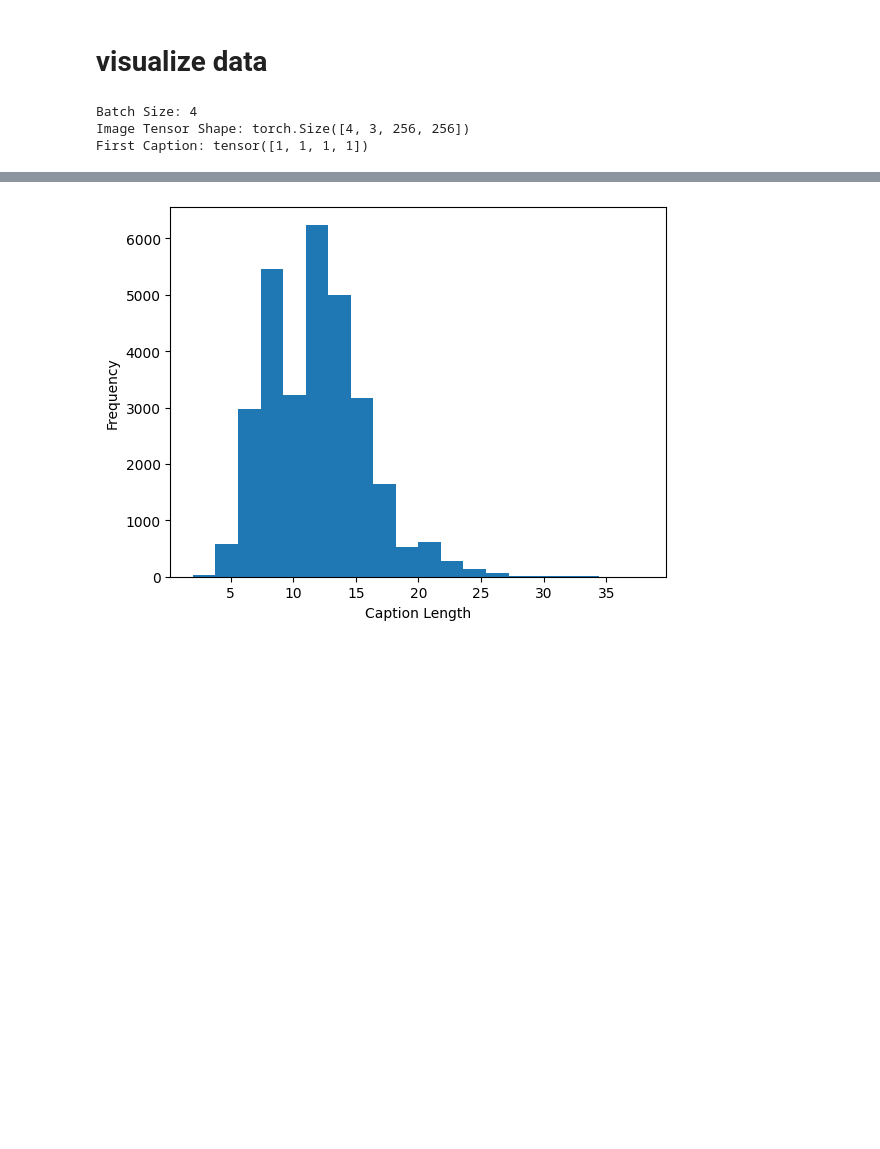
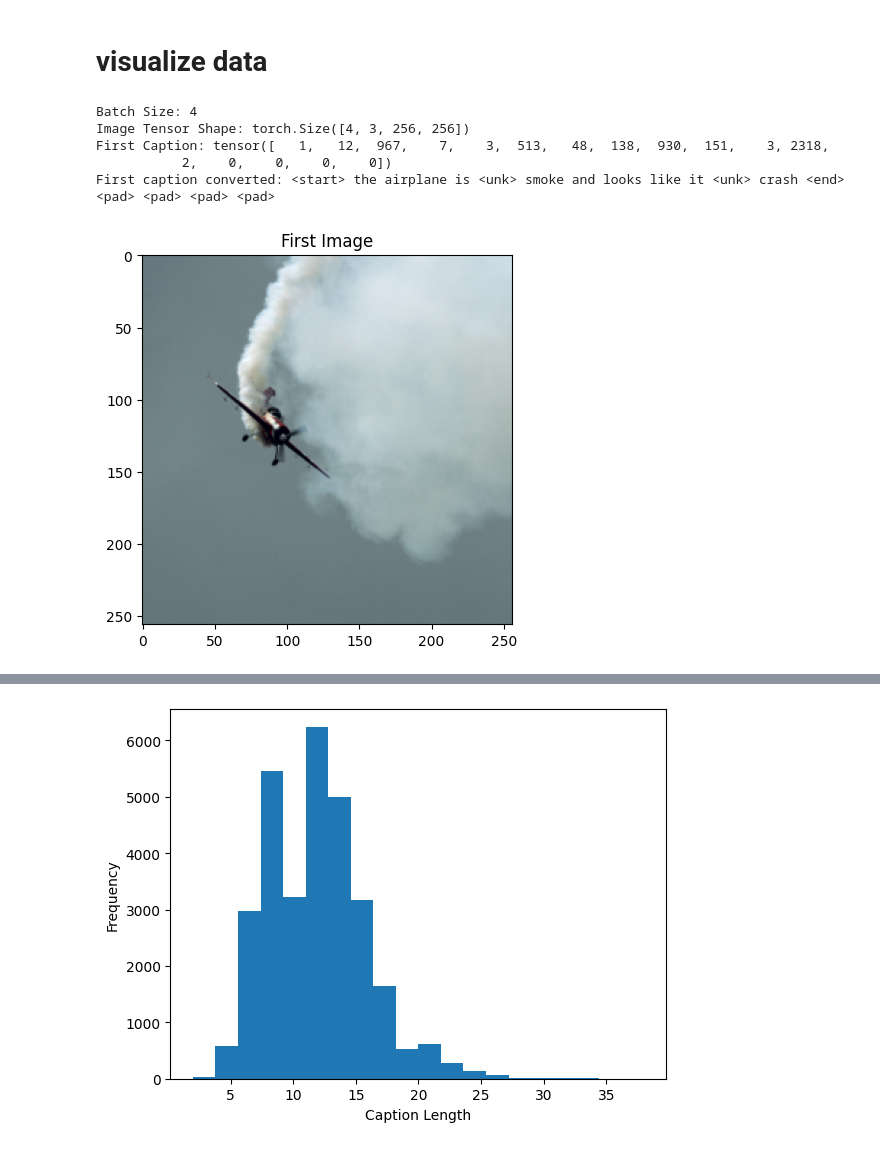
Before and after one commit to raziie/image-captioning-app, a Jupyter notebook: image-caption-generation.ipynb, the cells around one changed output, grey strips where cells are left out. Cells and saved outputs as stored; diff of their text form; code cells hidden in the pictures; blank space fills up the shorter version.

```diff
--- a/image-caption-generation.ipynb
+++ b/image-caption-generation.ipynb
@@ -38,8 +42,6 @@ class MyCollate:
 # %% [markdown]
 # Vocabulary
 # %%
-# TODO: complete it
-
 # Download with: python -m spacy download en
 spacy_eng = spacy.load("en_core_web_sm")
 
@@ -57,23 +59,6 @@ class Vocabulary:
     def tokenizer_eng(text):
         return [tok.text.lower() for tok in spacy_eng.tokenizer(text)]
 
-    # def build_vocabulary(self, sentence_list):
-    #     frequencies = {}
-    #     idx = 4
-
-    #     for sentence in sentence_list:
-    #         for word in self.tokenizer_eng(sentence):
-    #             if word not in frequencies:
-    #                 frequencies[word] = 1
-
-    #             else:
-    #                 frequencies[word] += 1
-
-    #             if frequencies[word] == self.freq_threshold:
-    #                 self.stoi[word] = idx
-    #                 self.itos[idx] = word
-    #                 idx += 1
-
     def build_vocabulary(self, tokens):
         frequencies = Counter()
 
@@ -81,12 +66,14 @@ class Vocabulary:
             # Update word frequency
             frequencies.update(cap_tokens)
 
+        # Get the words with frequency more than a threshold
         words = [w for w in frequencies.keys() if frequencies[w] > self.freq_threshold]
+        # Use v + 4 because indexes 0 to 3 are already taken
         self.stoi.update({k: v + 4 for v, k in enumerate(words)})
         self.itos.update({v + 4: k for v, k in enumerate(words)})
 
     def numericalize(self, text, tokenized_text):
-        you can use tokens from
+        # Use tokens from dataset or use spacy
         # tokenized_text = self.tokenizer_eng(text)
 
         return [
@@ -95,6 +82,7 @@ class Vocabulary:
         ]
 
     def textualize(self, embedding):
+        # Convert tensor to list
         embedding_list = embedding.tolist()
         return " ".join(self.itos[num] for num in embedding_list)
 # %% [markdown]
@@ -242,15 +240,24 @@ test_loader = DataLoader(test_dataset, collate_fn=MyCollate(pad_idx=pad_idx), ba
 # %%
 # Test the dataloader
 # Fetch one batch
 images, captions = next(iter(train_loader))
 
 print(f"Batch Size: {len(images)}")
-print(f"Image Tensor Shape: {images.shape}")  # Should be [batch_size, 3, 224, 224]
+print(f"Image Tensor Shape: {images.shape}")  # Should be [batch_size, 3, 256, 256]
+image = images[0].permute(1, 2, 0).numpy()
+image = image * 0.225 + 0.45  # De-normalize
+plt.title("First Image")
+plt.imshow(image)
 print(f"First Caption: {captions[0]}")
+text_caption = train_dataset.vocab.textualize(captions[0])
+print(f"First caption converted: {text_caption}")
 # %% [output]
 Batch Size: 4
 Image Tensor Shape: torch.Size([4, 3, 256, 256])
-First Caption: tensor([1, 1, 1, 1])
+First Caption: tensor([   1,   12,  967,    7,    3,  513,   48,  138,  930,  151,    3, 2318,
+           2,    0,    0,    0,    0])
+First caption converted: <start> the airplane is <unk> smoke and looks like it <unk> crash <end> <pad> <pad> <pad> <pad>
+[figure, added]
 # %%
 def get_all_caps(dataset, idx):
     image_name = dataset.image_names[idx]
```
Also changed, not shown: parts of 4 cells of this notebook.
